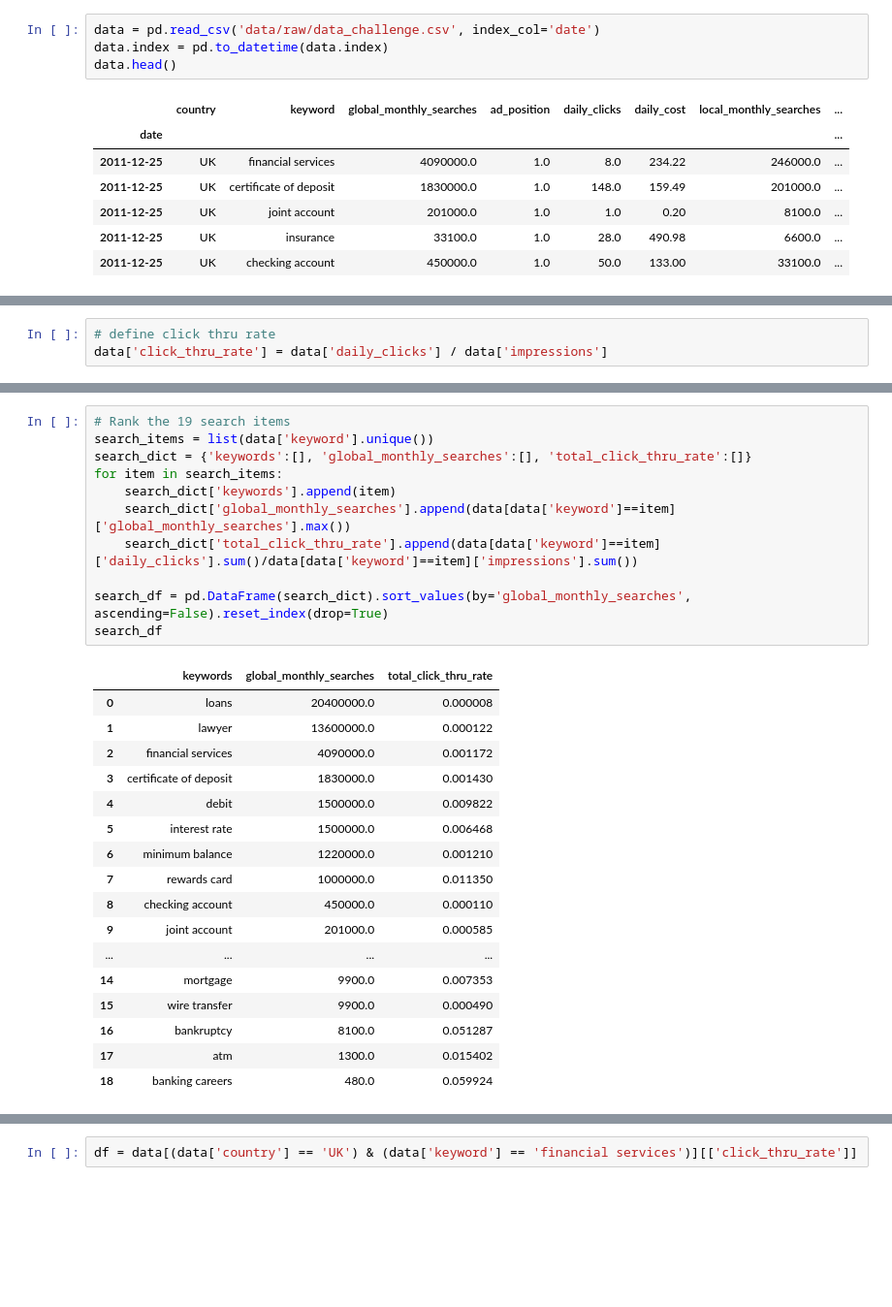
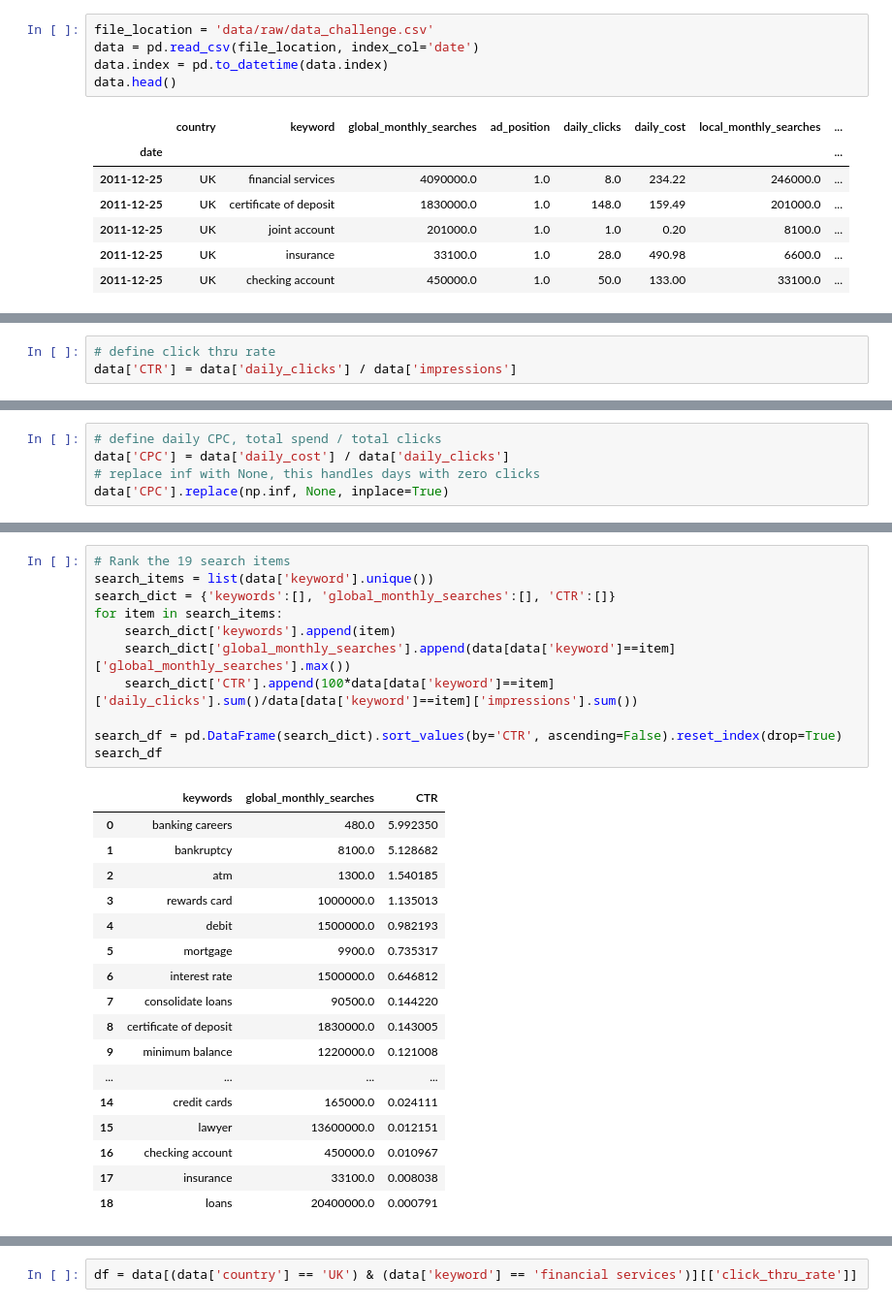
Before and after one commit to caheredia/ad_data_challenge, a Jupyter notebook: 0.1_ch_data_exploration.ipynb, the cells around one changed output, grey strips where cells are left out. Shown at 97% size. Cells and saved outputs as stored; diff of their text form; blank space fills up the shorter version.

```diff
--- a/0.1_ch_data_exploration.ipynb
+++ b/0.1_ch_data_exploration.ipynb
@@ -55,7 +54,8 @@ A search campaign is:●an ad,●a set of keywords that represent different sear
 - local_monthly_searches : total monthly searches for that keyword on google for the country
 - impressions : number of times the ad was shown to a user that day for that keyword
 # %%
-data = pd.read_csv('data/raw/data_challenge.csv', index_col='date')
+file_location = 'data/raw/data_challenge.csv'
+data = pd.read_csv(file_location, index_col='date')
 data.index = pd.to_datetime(data.index)
 data.head()
 # %% [output]
@@ -69,3 +73,3 @@ data.head()
 # %%
 # define click thru rate
-data['click_thru_rate'] = data['daily_clicks'] / data['impressions']
+data['CTR'] = data['daily_clicks'] / data['impressions']
@@ -71,0 +131,5 @@ data['click_thru_rate'] = data['daily_clicks'] / data['impressions']
+# %%
+# define daily CPC, total spend / total clicks
+data['CPC'] = data['daily_cost'] / data['daily_clicks']
+# replace inf with None, this handles days with zero clicks
+data['CPC'].replace(np.inf, None, inplace=True)
@@ -72,30 +189,30 @@ data['click_thru_rate'] = data['daily_clicks'] / data['impressions']
 # %%
 # Rank the 19 search items
 search_items = list(data['keyword'].unique())
-search_dict = {'keywords':[], 'global_monthly_searches':[], 'total_click_thru_rate':[]}
+search_dict = {'keywords':[], 'global_monthly_searches':[], 'CTR':[]}
 for item in search_items:
     search_dict['keywords'].append(item)
     search_dict['global_monthly_searches'].append(data[data['keyword']==item]['global_monthly_searches'].max())
-    search_dict['total_click_thru_rate'].append(data[data['keyword']==item]['daily_clicks'].sum()/data[data['keyword']==item]['impressions'].sum())
+    search_dict['CTR'].append(100*data[data['keyword']==item]['daily_clicks'].sum()/data[data['keyword']==item]['impressions'].sum())
 
-search_df = pd.DataFrame(search_dict).sort_values(by='global_monthly_searches', ascending=False).reset_index(drop=True)
+search_df = pd.DataFrame(search_dict).sort_values(by='CTR', ascending=False).reset_index(drop=True)
 search_df
 # %% [output]
-|  | keywords | global_monthly_searches | total_click_thru_rate |
-| 0 | loans | 20400000.0 | 0.000008 |
-| 1 | lawyer | 13600000.0 | 0.000122 |
-| 2 | financial services | 4090000.0 | 0.001172 |
-| 3 | certificate of deposit | 1830000.0 | 0.001430 |
-| 4 | debit | 1500000.0 | 0.009822 |
-| 5 | interest rate | 1500000.0 | 0.006468 |
-| 6 | minimum balance | 1220000.0 | 0.001210 |
-| 7 | rewards card | 1000000.0 | 0.011350 |
-| 8 | checking account | 450000.0 | 0.000110 |
-| 9 | joint account | 201000.0 | 0.000585 |
+|  | keywords | global_monthly_searches | CTR |
+| 0 | banking careers | 480.0 | 5.992350 |
+| 1 | bankruptcy | 8100.0 | 5.128682 |
+| 2 | atm | 1300.0 | 1.540185 |
+| 3 | rewards card | 1000000.0 | 1.135013 |
+| 4 | debit | 1500000.0 | 0.982193 |
+| 5 | mortgage | 9900.0 | 0.735317 |
+| 6 | interest rate | 1500000.0 | 0.646812 |
+| 7 | consolidate loans | 90500.0 | 0.144220 |
+| 8 | certificate of deposit | 1830000.0 | 0.143005 |
+| 9 | minimum balance | 1220000.0 | 0.121008 |
 | ... | ... | ... | ... |
-| 14 | mortgage | 9900.0 | 0.007353 |
-| 15 | wire transfer | 9900.0 | 0.000490 |
-| 16 | bankruptcy | 8100.0 | 0.051287 |
-| 17 | atm | 1300.0 | 0.015402 |
-| 18 | banking careers | 480.0 | 0.059924 |
+| 14 | credit cards | 165000.0 | 0.024111 |
+| 15 | lawyer | 13600000.0 | 0.012151 |
+| 16 | checking account | 450000.0 | 0.010967 |
+| 17 | insurance | 33100.0 | 0.008038 |
+| 18 | loans | 20400000.0 | 0.000791 |
 # %%
```
Also changed, not shown: parts of 15 cells of this notebook.
